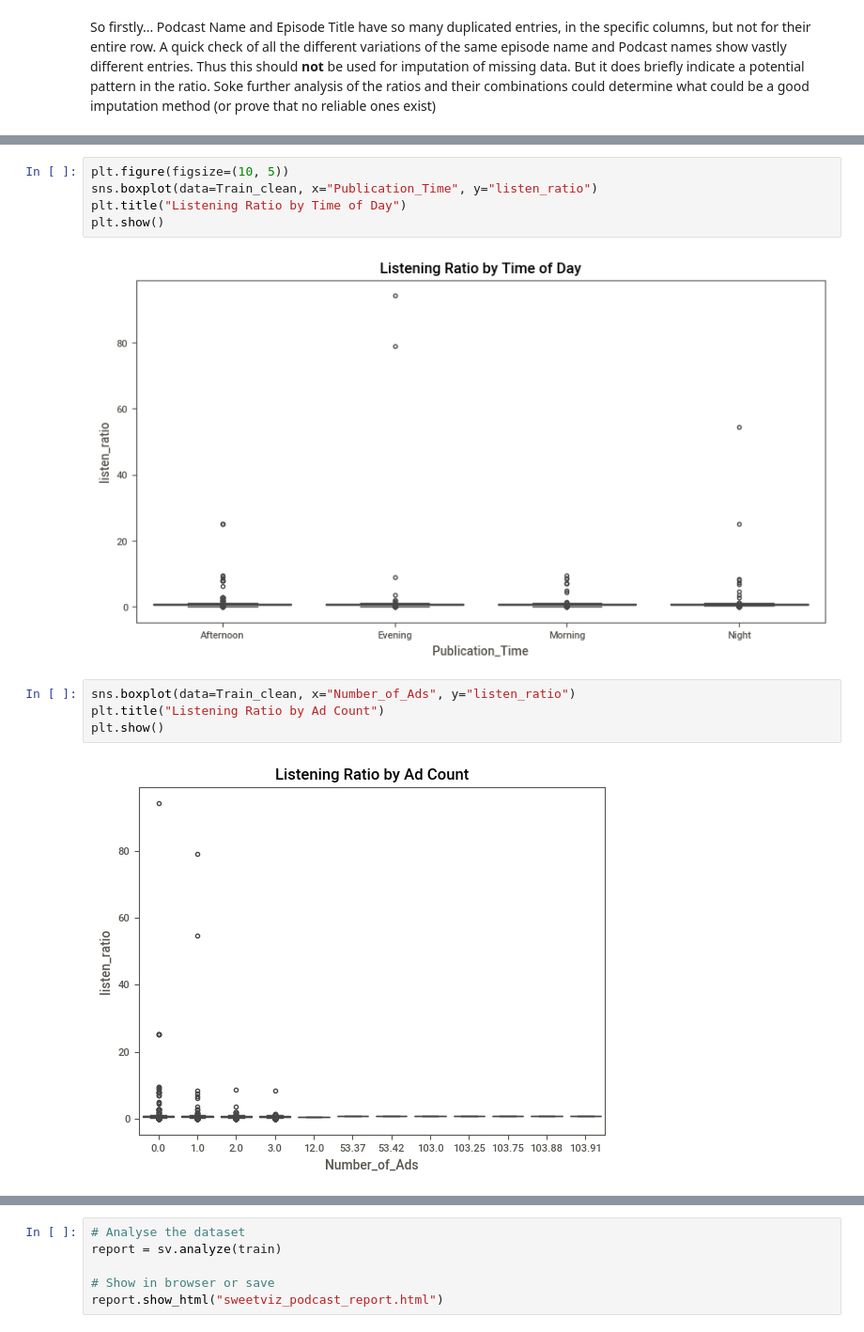
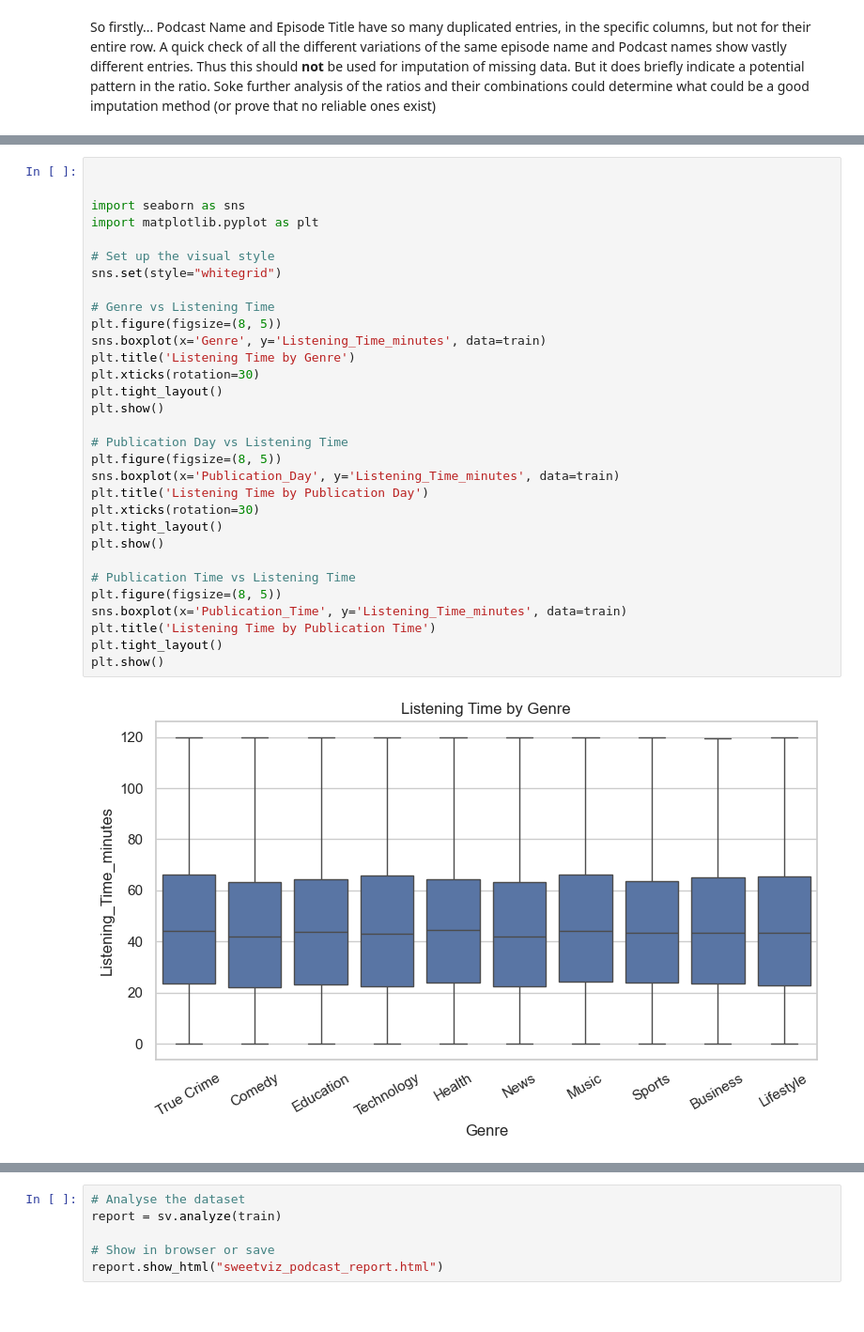
Before and after one commit to WillCatt/Projects, a Jupyter notebook: Kaggle/Playground/Podcast Prediction/Podcast_Prediction.ipynb, the cells around one changed output, grey strips where cells are left out. Shown at 94% size. Cells and saved outputs as stored; diff of their text form.

```diff
--- a/Kaggle/Playground/Podcast Prediction/Podcast_Prediction.ipynb
+++ b/Kaggle/Playground/Podcast Prediction/Podcast_Prediction.ipynb
@@ -195,13 +163,33 @@ plt.show()
-# %%
-plt.figure(figsize=(10, 5))
-sns.boxplot(data=Train_clean, x="Publication_Time", y="listen_ratio")
-plt.title("Listening Ratio by Time of Day")
-plt.show()
-# %% [output]
-[figure, removed]
-# %%
-sns.boxplot(data=Train_clean, x="Number_of_Ads", y="listen_ratio")
-plt.title("Listening Ratio by Ad Count")
-plt.show()
-# %% [output]
-[figure, removed]
+# %%
+
+
+import seaborn as sns
+import matplotlib.pyplot as plt
+
+# Set up the visual style
+sns.set(style="whitegrid")
+
+# Genre vs Listening Time
+plt.figure(figsize=(8, 5))
+sns.boxplot(x='Genre', y='Listening_Time_minutes', data=train)
+plt.title('Listening Time by Genre')
+plt.xticks(rotation=30)
+plt.tight_layout()
+plt.show()
+
+# Publication Day vs Listening Time
+plt.figure(figsize=(8, 5))
+sns.boxplot(x='Publication_Day', y='Listening_Time_minutes', data=train)
+plt.title('Listening Time by Publication Day')
+plt.xticks(rotation=30)
+plt.tight_layout()
+plt.show()
+
+# Publication Time vs Listening Time
+plt.figure(figsize=(8, 5))
+sns.boxplot(x='Publication_Time', y='Listening_Time_minutes', data=train)
+plt.title('Listening Time by Publication Time')
+plt.tight_layout()
+plt.show()
+# %% [output]
+[figure, added]
```
Also changed, not shown: parts of 11 cells of this notebook, 2 other files.
